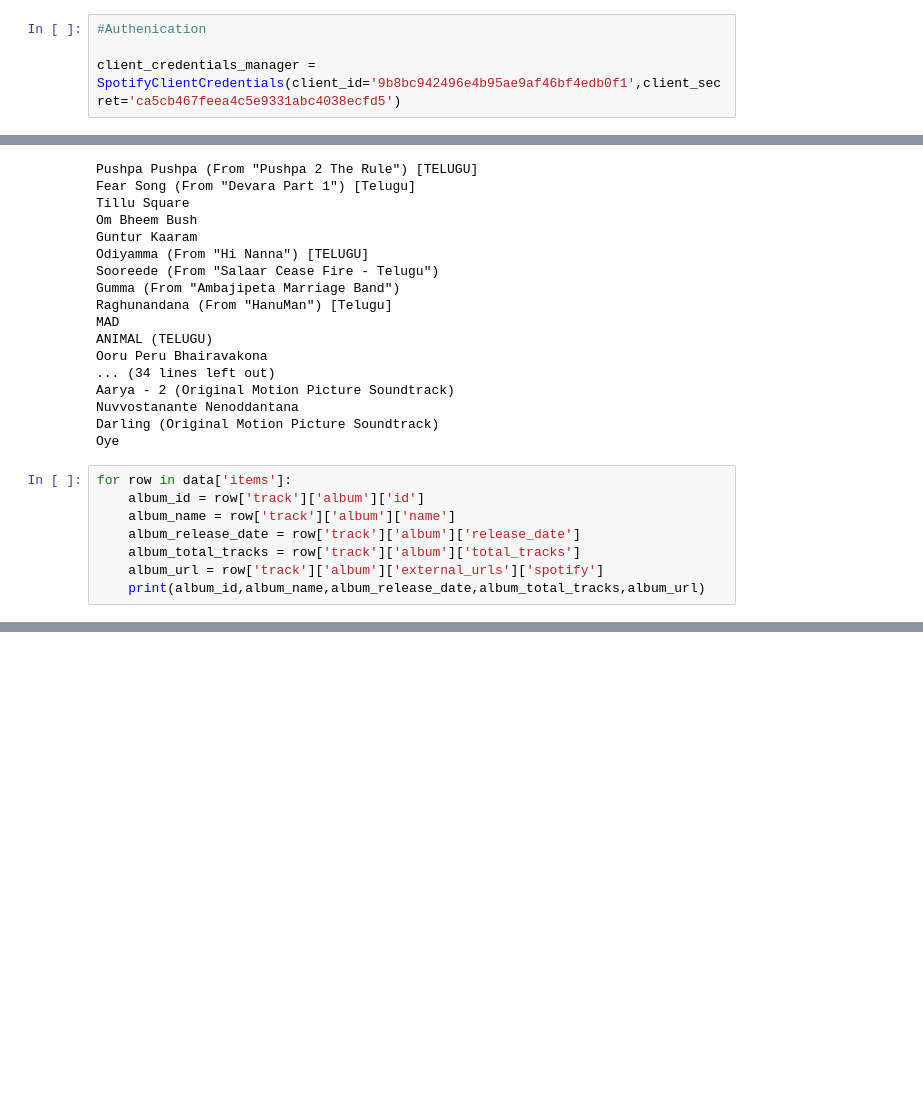
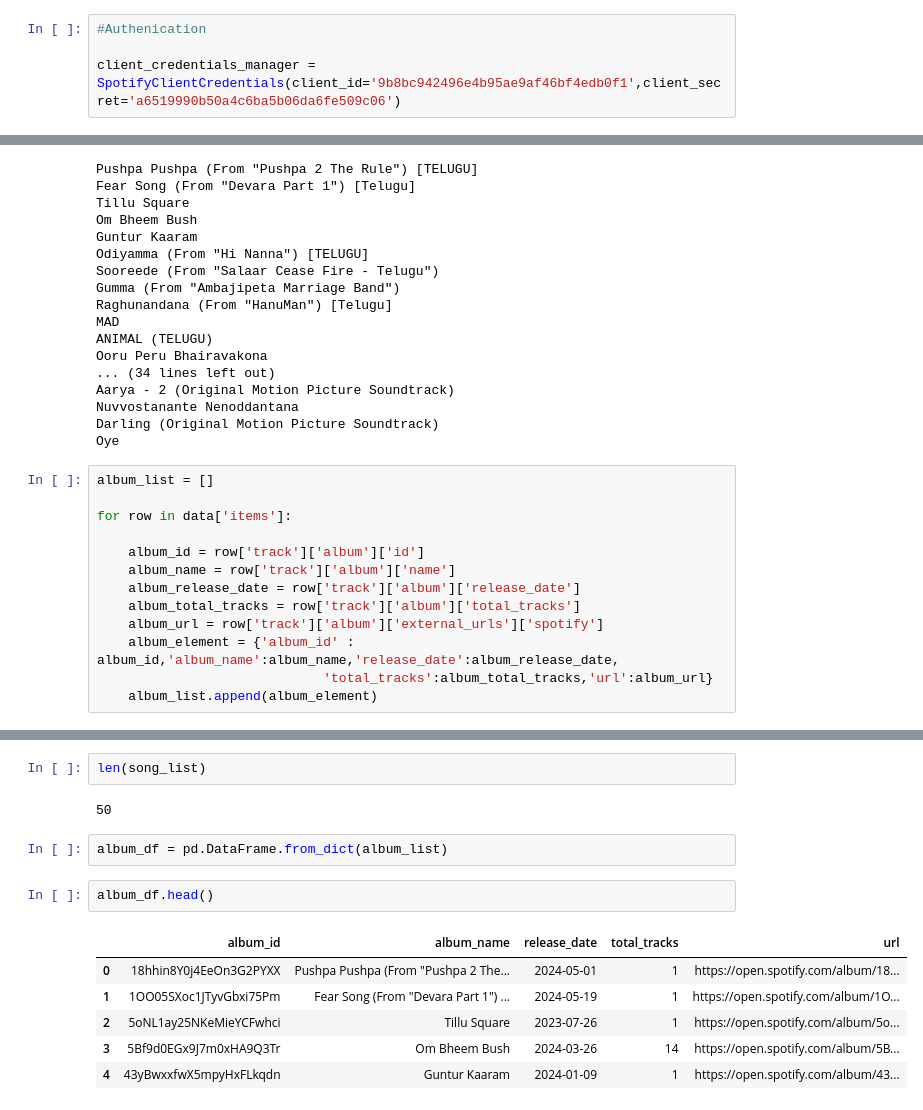
Before and after one commit to sumanthmalipeddi/spotify_trending_telugu, a Jupyter notebook: Spotify Data Pipeline Project.ipynb, the cells around one changed output, grey strips where cells are left out. Saved outputs shown, nothing was run; the diff lists cells and outputs as text; blank space fills up the shorter version.

```diff
--- a/Spotify Data Pipeline Project.ipynb
+++ b/Spotify Data Pipeline Project.ipynb
@@ -28,7 +30,7 @@ from spotipy.oauth2 import SpotifyClientCredentials
 # %%
 #Authenication
 
-client_credentials_manager = SpotifyClientCredentials(client_id='9b8bc942496e4b95ae9af46bf4edb0f1',client_secret='ca5cb467feea4c5e9331abc4038ecfd5')
+client_credentials_manager = SpotifyClientCredentials(client_id='9b8bc942496e4b95ae9af46bf4edb0f1',client_secret='a6519990b50a4c6ba5b06da6fe509c06')
 # %% [markdown]
 # Authorization:
 
@@ -163,10 +165,15 @@ Nuvvostanante Nenoddantana
 Darling (Original Motion Picture Soundtrack)
 Oye
 # %%
+album_list = []
+
 for row in data['items']:
+
     album_id = row['track']['album']['id']
     album_name = row['track']['album']['name']
     album_release_date = row['track']['album']['release_date']
     album_total_tracks = row['track']['album']['total_tracks']
     album_url = row['track']['album']['external_urls']['spotify']
-    print(album_id,album_name,album_release_date,album_total_tracks,album_url)
+    album_element = {'album_id' : album_id,'album_name':album_name,'release_date':album_release_date,
+                             'total_tracks':album_total_tracks,'url':album_url}
+    album_list.append(album_element)
@@ -190,0 +330,15 @@ for row in data['items']:
+# %%
+len(song_list)
+# %% [output]
+50
+# %%
+album_df = pd.DataFrame.from_dict(album_list)
+# %%
+album_df.head()
+# %% [output]
+|  | album_id | album_name | release_date | total_tracks | url |
+| 0 | 18hhin8Y0j4EeOn3G2PYXX | Pushpa Pushpa (From "Pushpa 2 The... | 2024-05-01 | 1 | https://open.spotify.com/album/18... |
+| 1 | 1OO05SXoc1JTyvGbxi75Pm | Fear Song (From "Devara Part 1") ... | 2024-05-19 | 1 | https://open.spotify.com/album/1O... |
+| 2 | 5oNL1ay25NKeMieYCFwhci | Tillu Square | 2023-07-26 | 1 | https://open.spotify.com/album/5o... |
+| 3 | 5Bf9d0EGx9J7m0xHA9Q3Tr | Om Bheem Bush | 2024-03-26 | 14 | https://open.spotify.com/album/5B... |
+| 4 | 43yBwxxfwX5mpyHxFLkqdn | Guntur Kaaram | 2024-01-09 | 1 | https://open.spotify.com/album/43... |
```
Also changed, not shown: parts of 42 cells of this notebook.
